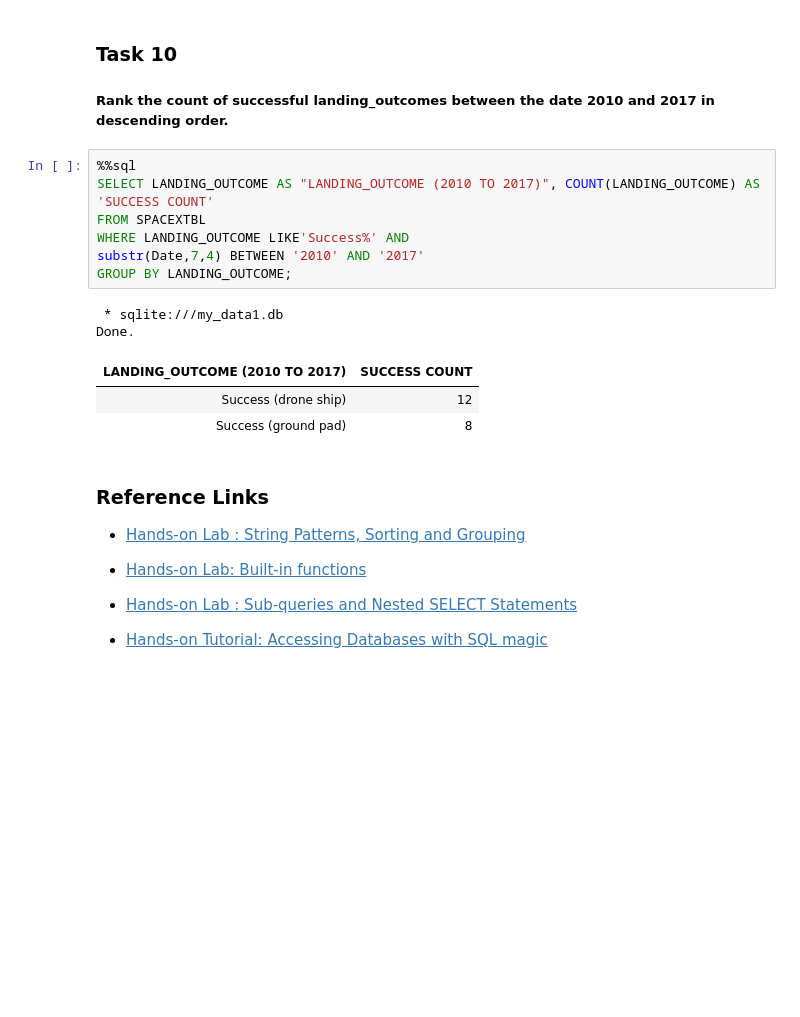
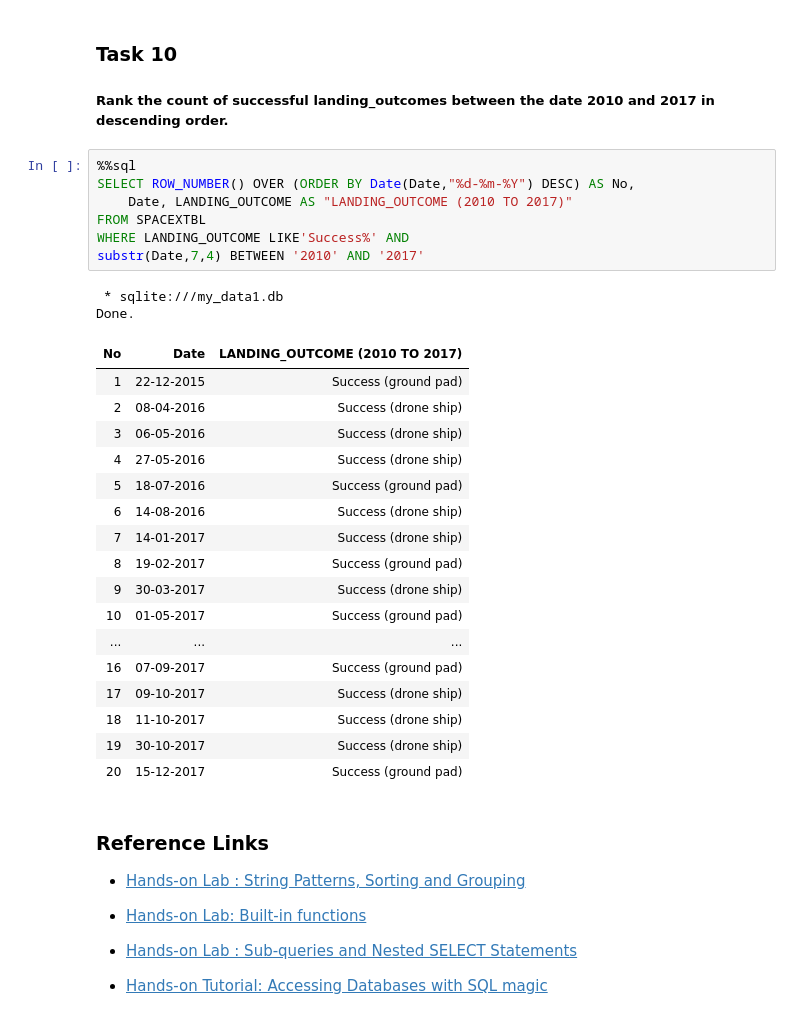
Before and after one commit to alexsmaeda/IBM_final_project, a Jupyter notebook: 4_jupyter-labs-eda-sql-coursera_sqllite (Exploratory Analysis Using SQL).ipynb, the cells around one changed output. Cells and saved outputs as stored; diff of their text form; blank space fills up the shorter version.

```diff
--- a/4_jupyter-labs-eda-sql-coursera_sqllite (Exploratory Analysis Using SQL).ipynb
+++ b/4_jupyter-labs-eda-sql-coursera_sqllite (Exploratory Analysis Using SQL).ipynb
@@ -261,17 +269,31 @@ Done.
 ##### Rank the  count of  successful landing_outcomes between the date 2010 and 2017 in descending order.
 # %%
 %%sql
-SELECT LANDING_OUTCOME AS "LANDING_OUTCOME (2010 TO 2017)", COUNT(LANDING_OUTCOME) AS 'SUCCESS COUNT'
+SELECT ROW_NUMBER() OVER (ORDER BY Date(Date,"%d-%m-%Y") DESC) AS No,
+    Date, LANDING_OUTCOME AS "LANDING_OUTCOME (2010 TO 2017)"
 FROM SPACEXTBL
 WHERE LANDING_OUTCOME LIKE'Success%' AND
 substr(Date,7,4) BETWEEN '2010' AND '2017'
-GROUP BY LANDING_OUTCOME;
 # %% [output]
  * sqlite:///my_data1.db
 Done.
-| LANDING_OUTCOME (2010 TO 2017) | SUCCESS COUNT |
-| Success (drone ship) | 12 |
-| Success (ground pad) | 8 |
+| No | Date | LANDING_OUTCOME (2010 TO 2017) |
+| 1 | 22-12-2015 | Success (ground pad) |
+| 2 | 08-04-2016 | Success (drone ship) |
+| 3 | 06-05-2016 | Success (drone ship) |
+| 4 | 27-05-2016 | Success (drone ship) |
+| 5 | 18-07-2016 | Success (ground pad) |
+| 6 | 14-08-2016 | Success (drone ship) |
+| 7 | 14-01-2017 | Success (drone ship) |
+| 8 | 19-02-2017 | Success (ground pad) |
+| 9 | 30-03-2017 | Success (drone ship) |
+| 10 | 01-05-2017 | Success (ground pad) |
+| ... | ... | ... |
+| 16 | 07-09-2017 | Success (ground pad) |
+| 17 | 09-10-2017 | Success (drone ship) |
+| 18 | 11-10-2017 | Success (drone ship) |
+| 19 | 30-10-2017 | Success (drone ship) |
+| 20 | 15-12-2017 | Success (ground pad) |
 # %% [markdown]
 ### Reference Links
 
```
Also changed, not shown: parts of 2 cells of this notebook.
